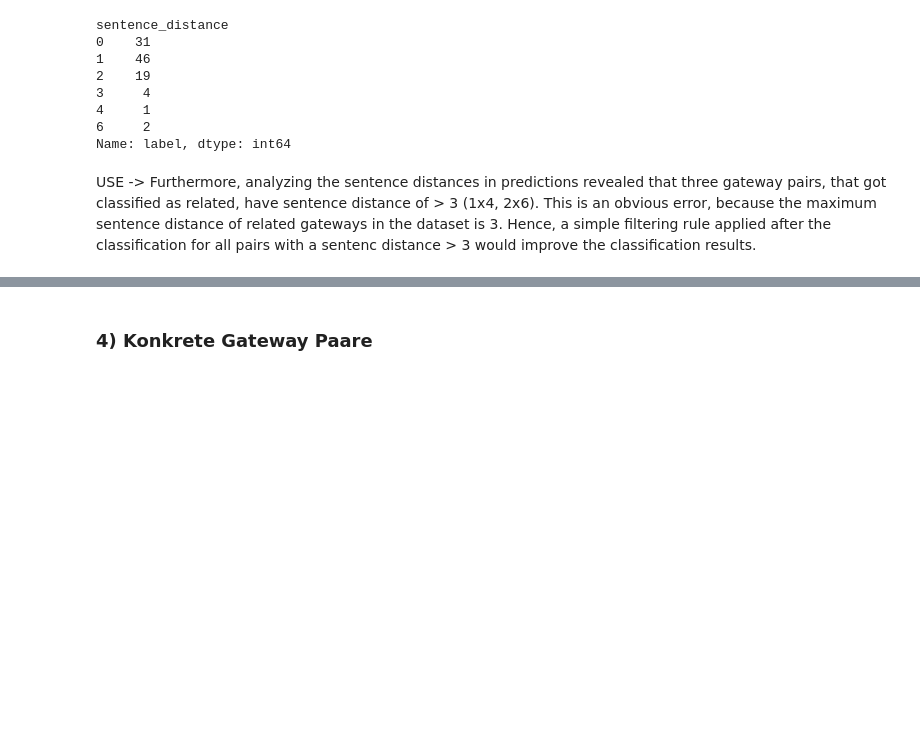
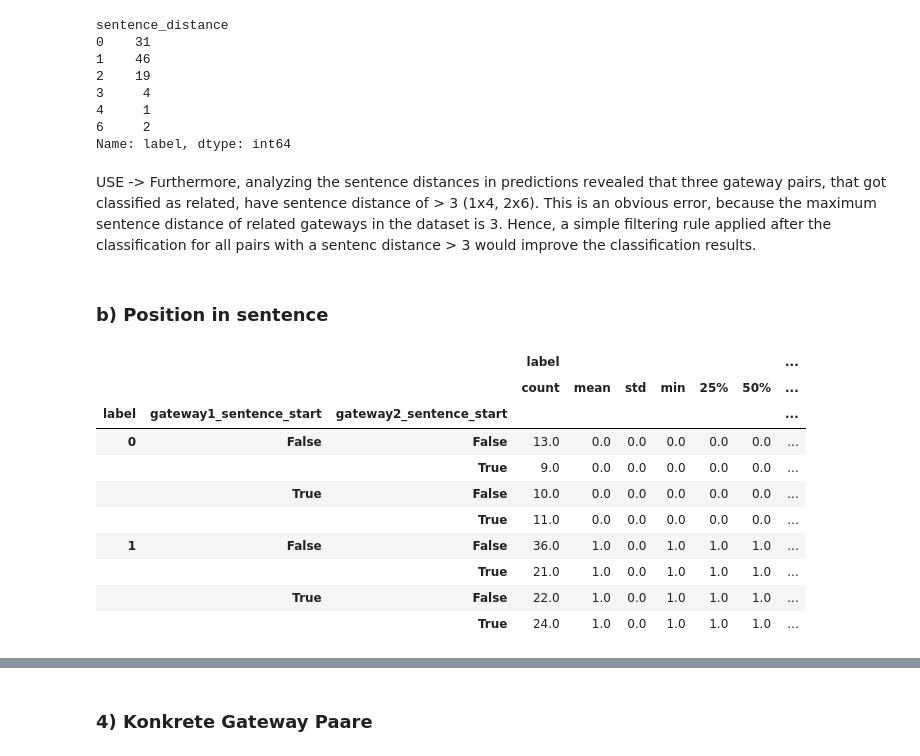
Before and after one commit to Janek7/gateway-extraction, a Jupyter notebook: important_analysis/same_gateway_cls/sg_classifications_analysis.ipynb, the cells around one changed output, grey strips where cells are left out. Cells and saved outputs as stored; diff of their text form; code cells hidden in the pictures; blank space fills up the shorter version.

```diff
--- a/important_analysis/same_gateway_cls/sg_classifications_analysis.ipynb
+++ b/important_analysis/same_gateway_cls/sg_classifications_analysis.ipynb
@@ -215,3 +255,25 @@ sentence_distance
 Name: label, dtype: int64
 # %% [markdown]
 USE -> Furthermore, analyzing the sentence distances in predictions revealed that three gateway pairs, that got classified as related, have sentence distance of > 3 (1x4, 2x6). This is an obvious error, because the maximum sentence distance of related gateways in the dataset is 3. Hence, a simple filtering rule applied after the classification for all pairs with a sentenc distance > 3 would improve the classification results.
+# %% [markdown]
+### b) Position in sentence
+# %%
+df_all_positions = df_all.copy()
+df_all_positions["gateway_1_idx"] = [r["gateway_1"][1]  for i,r in df_all_positions.iterrows()]
+df_all_positions["gateway_2_idx"] = [r["gateway_2"][1] for i,r in df_all_positions.iterrows()]
+df_all_positions["gateway1_sentence_start"] = [r["gateway_1"][1] == 0 for i,r in df_all_positions.iterrows()]
+df_all_positions["gateway2_sentence_start"] = [r["gateway_2"][1] == 0 for i,r in df_all_positions.iterrows()]
+df_all_positions.groupby(["label", "gateway1_sentence_start", "gateway2_sentence_start"])[["label"]].describe()
+#df_all[(df_all["label"] == 1)]
+# %% [output]
+|  |  |  | label |  |  |  |  |  | ... |
+|  |  |  | count | mean | std | min | 25% | 50% | ... |
+| label | gateway1_sentence_start | gateway2_sentence_start |  |  |  |  |  |  | ... |
+| 0 | False | False | 13.0 | 0.0 | 0.0 | 0.0 | 0.0 | 0.0 | ... |
+|  |  | True | 9.0 | 0.0 | 0.0 | 0.0 | 0.0 | 0.0 | ... |
+|  | True | False | 10.0 | 0.0 | 0.0 | 0.0 | 0.0 | 0.0 | ... |
+|  |  | True | 11.0 | 0.0 | 0.0 | 0.0 | 0.0 | 0.0 | ... |
+| 1 | False | False | 36.0 | 1.0 | 0.0 | 1.0 | 1.0 | 1.0 | ... |
+|  |  | True | 21.0 | 1.0 | 0.0 | 1.0 | 1.0 | 1.0 | ... |
+|  | True | False | 22.0 | 1.0 | 0.0 | 1.0 | 1.0 | 1.0 | ... |
+|  |  | True | 24.0 | 1.0 | 0.0 | 1.0 | 1.0 | 1.0 | ... |
```
Also changed, not shown: parts of 16 cells of this notebook, 4 other files.
